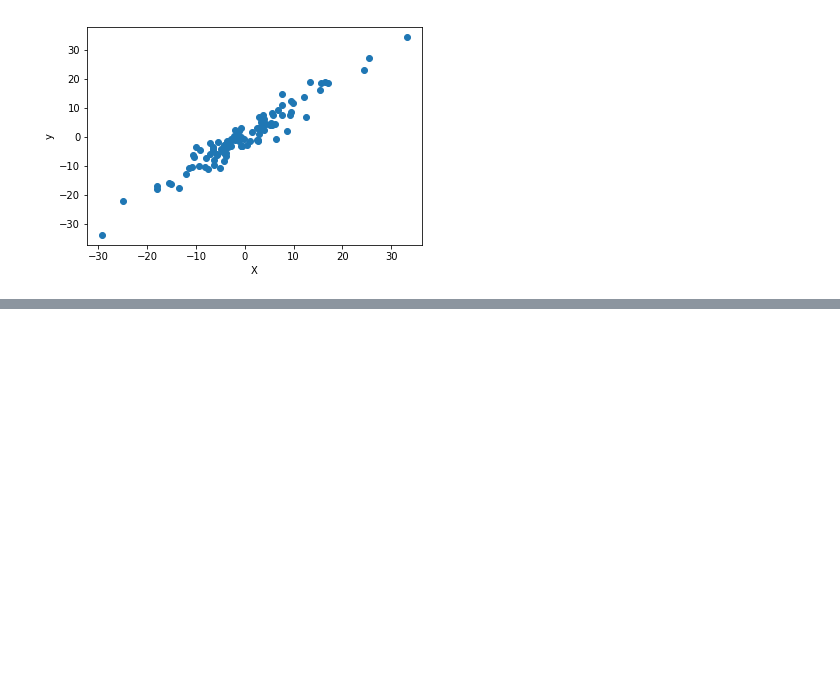
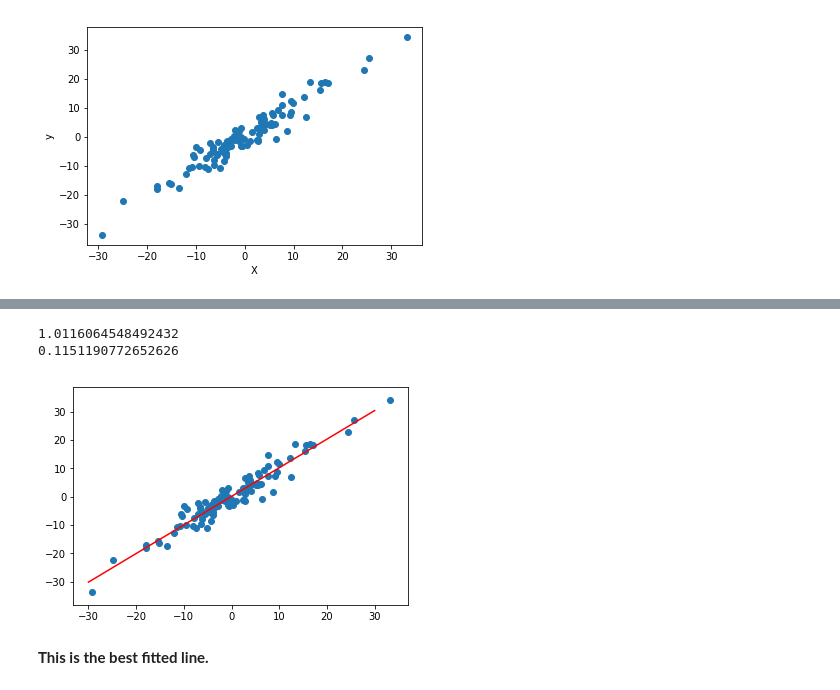
Before and after one commit to DineshDevPandey/Pytorch_basics, a Jupyter notebook: 7_linear_regression.ipynb, the cells around one changed output, grey strips where cells are left out. Drawn from its saved outputs; the diff is of its cells as text; code cells hidden in the pictures; blank space fills up the shorter version.

```diff
--- a/7_linear_regression.ipynb
+++ b/7_linear_regression.ipynb
@@ -120,0 +175,8 @@ plot_fit('Initial model')
+# %%
+plot_fit("Trained Model")
+# %% [output]
+1.0116064548492432
+0.1151190772652626
+[figure, added]
+# %% [markdown]
+**This is the best fitted line.**
```
Also changed, not shown: parts of 9 cells of this notebook.
